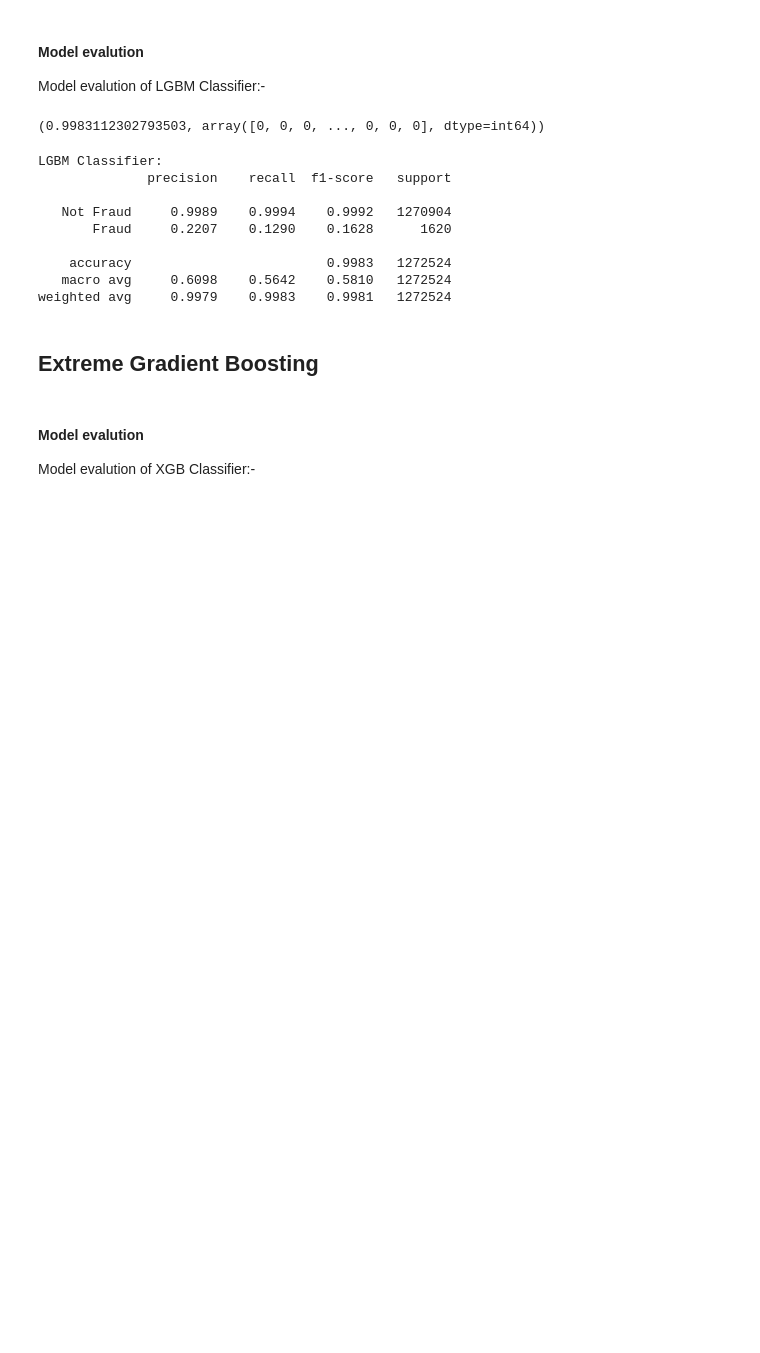
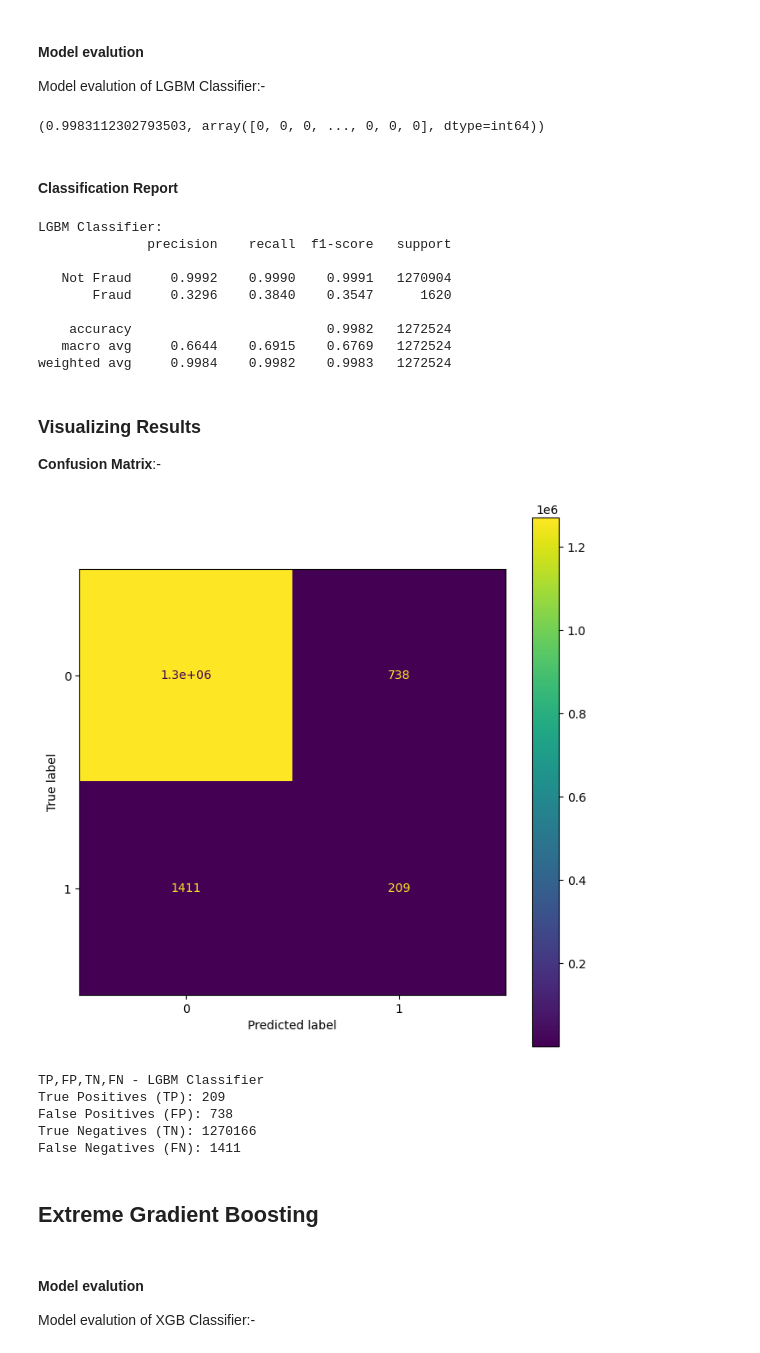
Before and after one commit to jasmeet2000/Fraud-Detection-in-Financial-Transactions, a Jupyter notebook: Fraud_Detection_in_Financial_Transactions.ipynb, the cells around one changed output. Cells and saved outputs as stored; diff of their text form; code cells hidden in the pictures; blank space fills up the shorter version.

Commit message:
ROC curve done and confusion matrix is done

```diff
--- a/Fraud_Detection_in_Financial_Transactions.ipynb
+++ b/Fraud_Detection_in_Financial_Transactions.ipynb
@@ -981,25 +1017,54 @@ And if memory is not enough, you can set `force_col_wise=true`.
 
 Model evalution of LGBM Classifier:-
 # %%
-score   = lgbm.score(x_test,y_test)
-y_preds = lgbm.predict(x_test)
-score, y_preds
+score_lgbm      = lgbm.score(x_test,y_test)
+y_preds_lgbm    = lgbm.predict(x_test)
+lgbm_pred_proba = lgbm.predict_proba(x_test)[:,1]
+
+score_lgbm, y_preds_lgbm
 # %% [output]
 (0.9983112302793503, array([0, 0, 0, ..., 0, 0, 0], dtype=int64))
+# %% [markdown]
+#### Classification Report
 # %%
-lgbm = (classification_report(y_test, y_preds, digits=4, target_names = ['Not Fraud','Fraud']))
+lgbm = (classification_report(y_test, y_preds_lgbm, digits = 4, target_names = ['Not Fraud','Fraud']))
 print("LGBM Classifier:")
 print(lgbm)
 # %% [output]
 LGBM Classifier:
               precision    recall  f1-score   support
 
-   Not Fraud     0.9989    0.9994    0.9992   1270904
-       Fraud     0.2207    0.1290    0.1628      1620
+   Not Fraud     0.9992    0.9990    0.9991   1270904
+       Fraud     0.3296    0.3840    0.3547      1620
 
-    accuracy                         0.9983   1272524
-   macro avg     0.6098    0.5642    0.5810   1272524
-weighted avg     0.9979    0.9983    0.9981   1272524
+    accuracy                         0.9982   1272524
+   macro avg     0.6644    0.6915    0.6769   1272524
+weighted avg     0.9984    0.9982    0.9983   1272524
+# %% [markdown]
+### Visualizing Results
+
+**Confusion Matrix**:-
+# %%
+fig, ax = plt.subplots(figsize = (8,8))
+
+ConfusionMatrixDisplay.from_predictions(y_true = y_test, y_pred = y_preds_lgbm, ax = ax);
+# %% [output]
+[figure, added]
+# %%
+# LGBM Classifier - Key Terms of Confusion Matrix
+
+print("TP,FP,TN,FN - LGBM Classifier")
+tn, fp, fn, tp = confusion_matrix(y_test, y_preds_lgbm).ravel()
+print(f'True Positives (TP): {tp}')
+print(f'False Positives (FP): {fp}')
+print(f'True Negatives (TN): {tn}')
+print(f'False Negatives (FN): {fn}')
+# %% [output]
+TP,FP,TN,FN - LGBM Classifier
+True Positives (TP): 209
+False Positives (FP): 738
+True Negatives (TN): 1270166
+False Negatives (FN): 1411
 # %% [markdown]
 ## Extreme Gradient Boosting
 # %%
```
Also changed, not shown: parts of 29 cells of this notebook.
